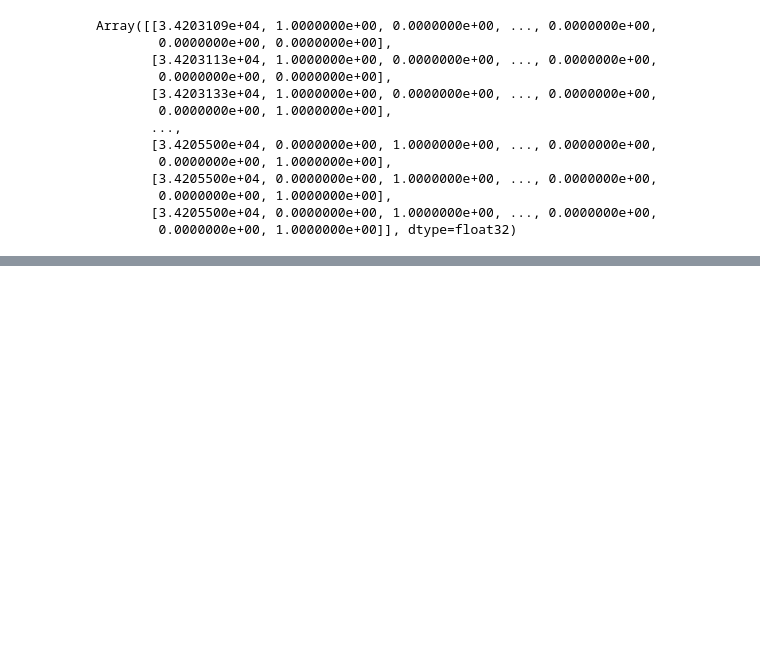
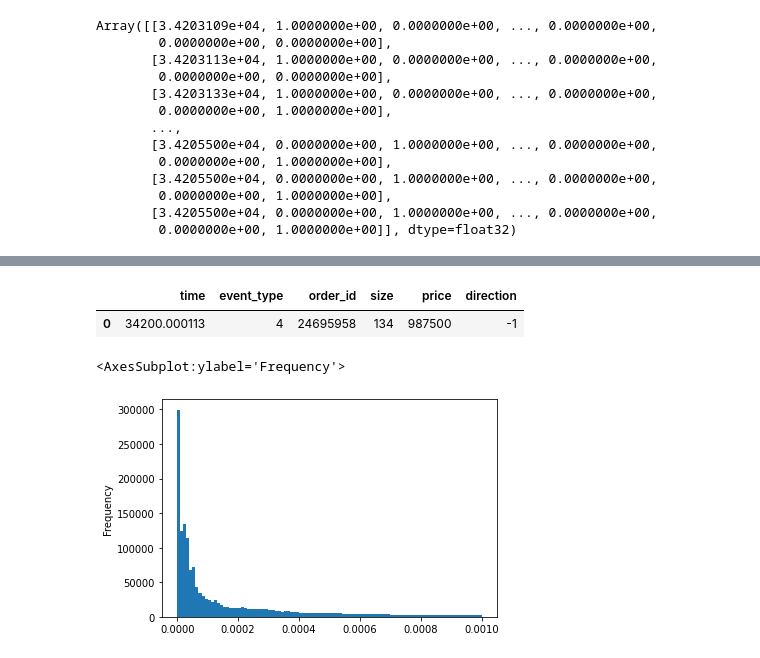
Before and after one commit to saschafrey/LOBS5_Prediction, a Jupyter notebook: lob/lobster_preproc.ipynb, the cells around one changed output, grey strips where cells are left out. Drawn from its saved outputs; the diff is of its cells as text; code cells hidden in the pictures; blank space fills up the shorter version.

```diff
--- a/lob/lobster_preproc.ipynb
+++ b/lob/lobster_preproc.ipynb
@@ -422,0 +853,11 @@ Array([[3.4203109e+04, 1.0000000e+00, 0.0000000e+00, ..., 0.0000000e+00,
+# %%
+df.loc[df.order_id == 24695958]
+# %% [output]
+|  | time | event_type | order_id | size | price | direction |
+| 0 | 34200.000113 | 4 | 24695958 | 134 | 987500 | -1 |
+# %%
+delta_t = df.time.diff()
+delta_t.loc[delta_t < 0.001].plot(kind='hist', bins=100)
+# %% [output]
+<AxesSubplot:ylabel='Frequency'>
+[figure, added]
```
Also changed, not shown: parts of 69 cells of this notebook, 7 other files.
